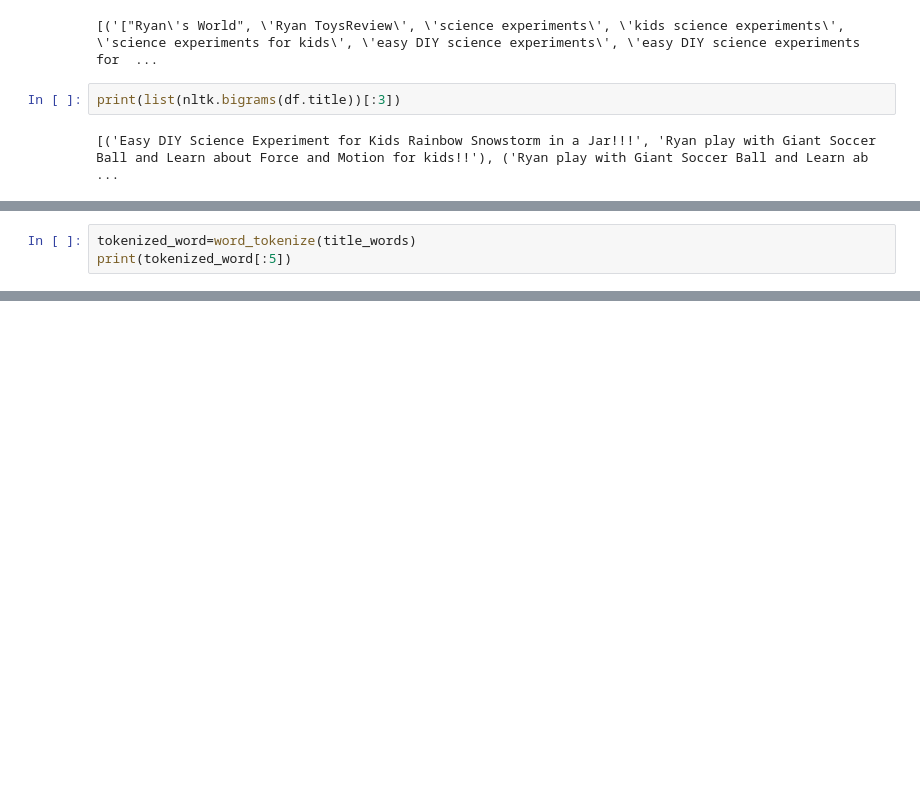
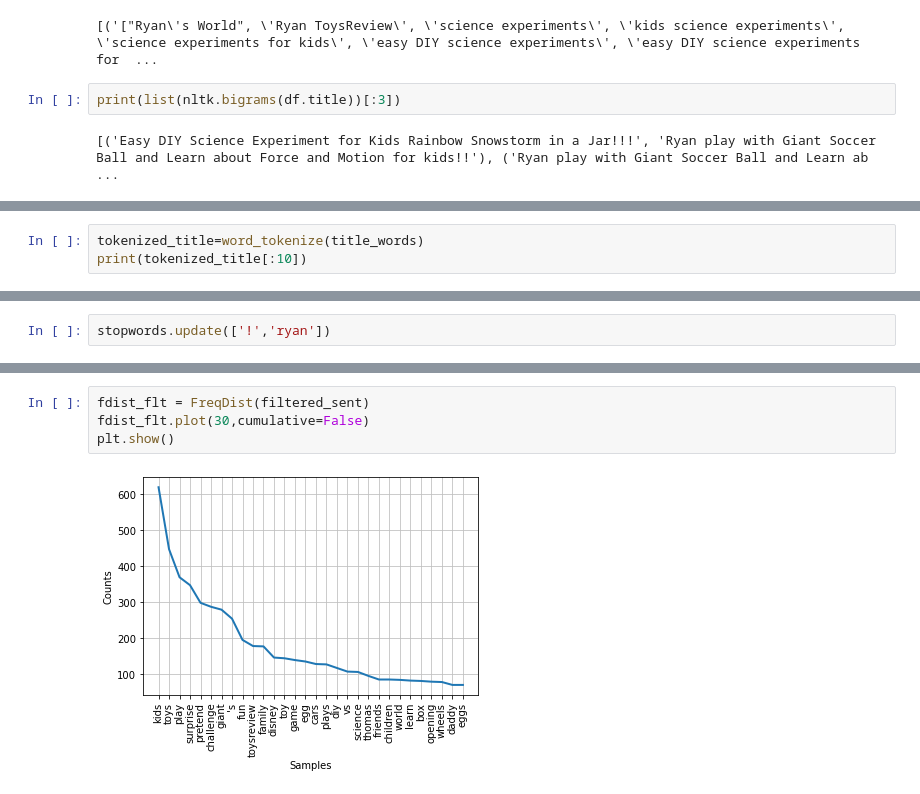
Before and after one commit to Kuntya/capstone_project_2, a Jupyter notebook: eda.ipynb, the cells around one changed output, grey strips where cells are left out. Saved outputs shown, nothing was run; the diff lists cells and outputs as text; blank space fills up the shorter version.

```diff
--- a/eda.ipynb
+++ b/eda.ipynb
@@ -108,4 +120,4 @@ print(list(nltk.bigrams(df.title))[:3])
 # %%
-tokenized_word=word_tokenize(title_words)
-print(tokenized_word[:5])
+tokenized_title=word_tokenize(title_words)
+print(tokenized_title[:10])
 # %% [output]
@@ -136,0 +168,2 @@ plt.show()
+# %%
+stopwords.update(['!','ryan'])
@@ -136,0 +180,6 @@ plt.show()
+# %%
+fdist_flt = FreqDist(filtered_sent)
+fdist_flt.plot(30,cumulative=False)
+plt.show()
+# %% [output]
+[figure, added]
```
Also changed, not shown: parts of 26 cells of this notebook.
